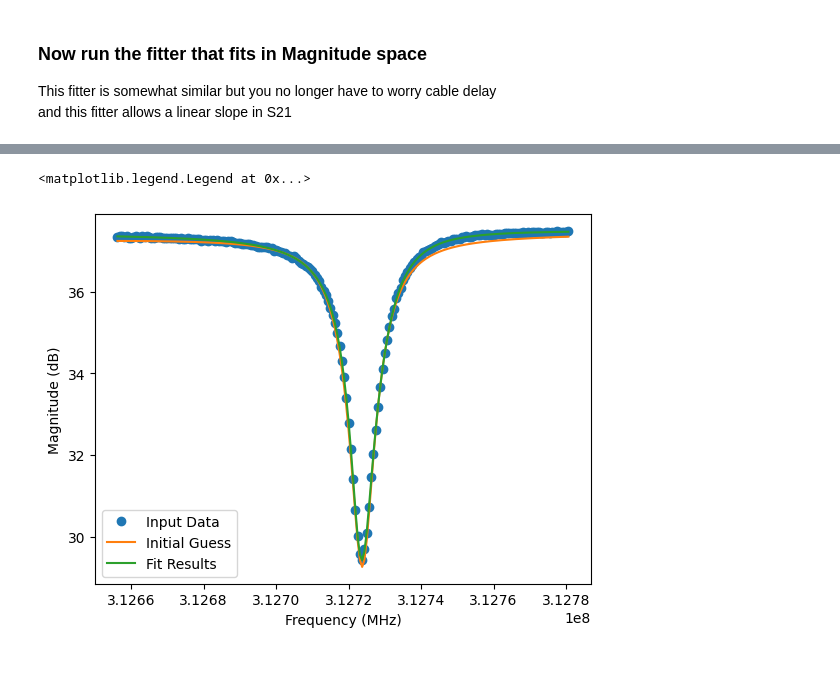
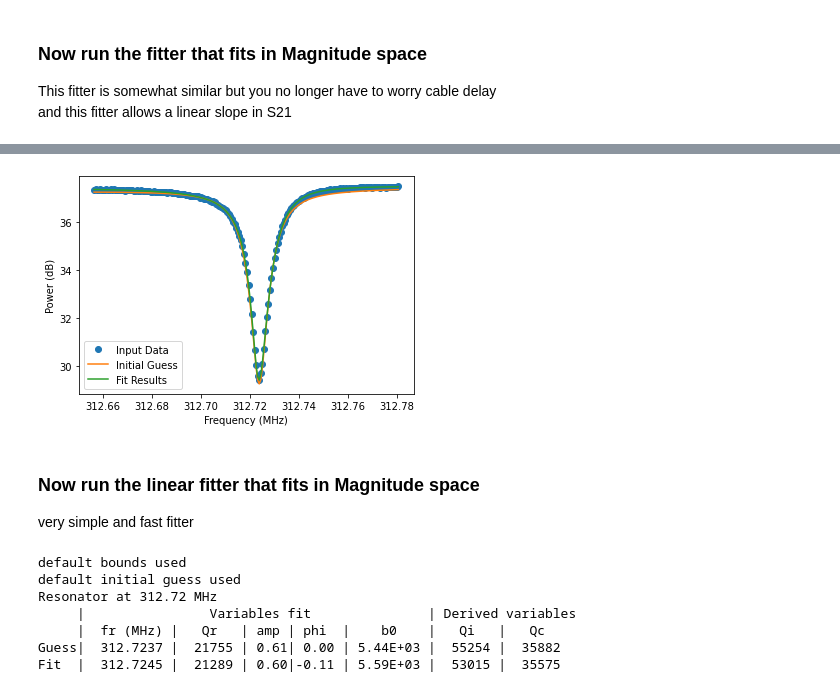
Before and after one commit to Wheeler1711/submm_python_routines, a Jupyter notebook: submm/demo/res_fit.ipynb, the cells around one changed output, grey strips where cells are left out. Saved outputs shown, nothing was run; the diff lists cells and outputs as text; code cells hidden in the pictures; blank space fills up the shorter version.

```diff
--- a/submm/demo/res_fit.ipynb
+++ b/submm/demo/res_fit.ipynb
@@ -92,11 +84,17 @@ Fit  | 312.7257|   21262| 0.60| -0.14| 0.10|  5.60E+03|  3.29E+04|   53766|   35
-# %%
-plt.figure()
-plt.plot(freq_mhz_res1, s21_mag_res1, 'o', label="Input Data")
-plt.plot(freq_mhz_res1,20*np.log10(results_mag['x0_result']),label="Initial Guess")
-plt.plot(freq_mhz_res1,20*np.log10(results_mag['fit_result']),label = "Fit Results")
-plt.xlabel('Frequency (MHz)')
-plt.ylabel('Magnitude (dB)')
-plt.legend()
-# %% [output]
-<matplotlib.legend.Legend at 0x...>
-[figure, removed]
+# %%
+results_mag.plot()
+# %% [output]
+[figure, added]
+# %% [markdown]
+### Now run the linear fitter that fits in Magnitude space
+very simple and fast fitter
+# %%
+results_mag_linear = res_fit.fit_linear_mag(freq_hz_res1, s21_complex_res1)
+# %% [output]
+default bounds used
+default initial guess used
+Resonator at 312.72 MHz
+     |                Variables fit               | Derived variables
+     |  fr (MHz) |   Qr   | amp | phi  |    b0    |   Qi   |   Qc
+Guess|  312.7237 |  21755 | 0.61| 0.00 | 5.44E+03 |  55254 |  35882
+Fit  |  312.7245 |  21289 | 0.60|-0.11 | 5.59E+03 |  53015 |  35575
```
Also changed, not shown: parts of 9 cells of this notebook, 5 other files.
